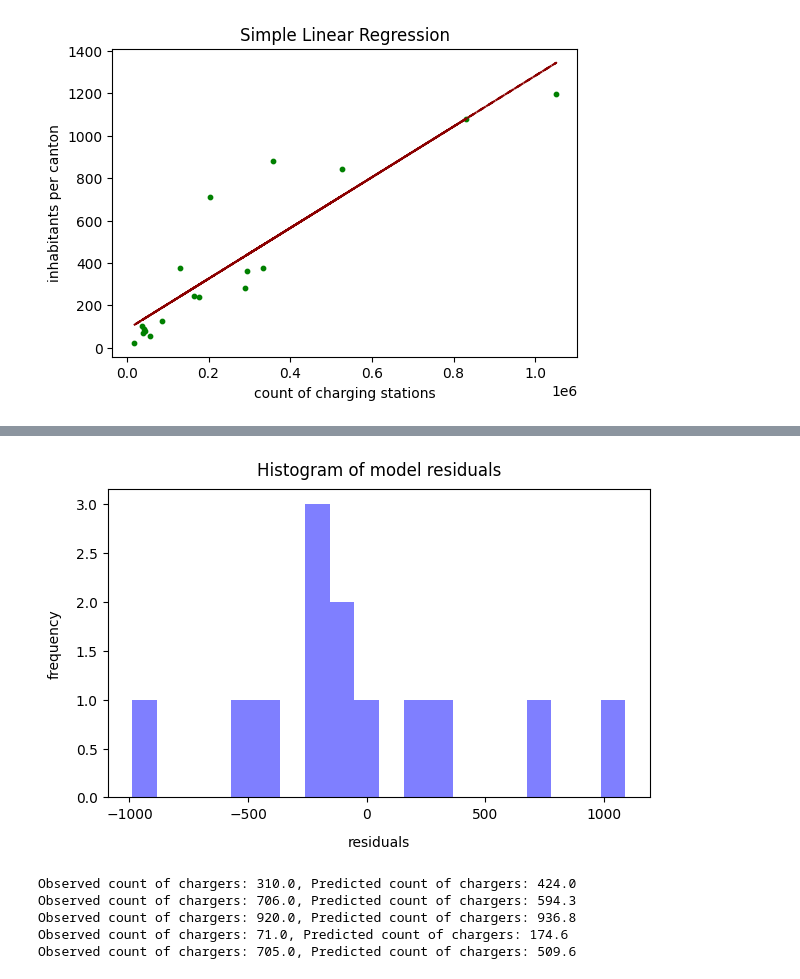
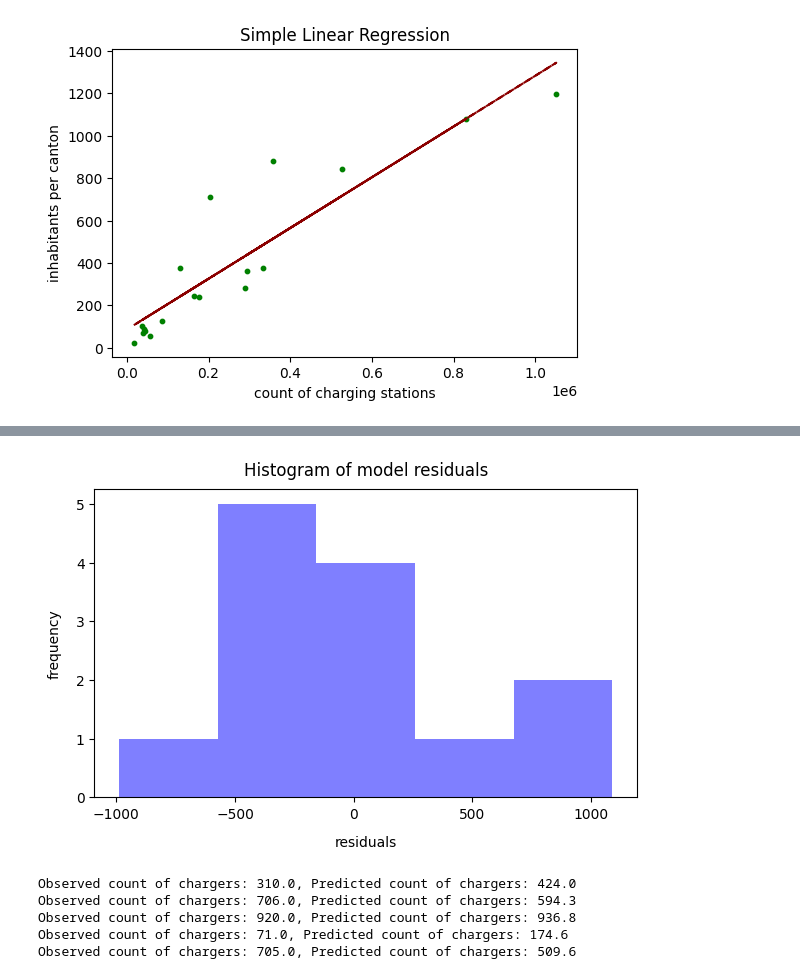
Before and after one commit to matissch/analytics_project, a Jupyter notebook: calculations_linear_regression.ipynb, the cells around one changed output, grey strips where cells are left out. Cells and saved outputs as stored; diff of their text form; code cells hidden in the pictures.

```diff
--- a/calculations_linear_regression.ipynb
+++ b/calculations_linear_regression.ipynb
@@ -357,21 +357,21 @@ dtype: float64
 # %%
 # Plot histogram of residuals
 fig = plt.figure( figsize=(7,4))
 n, bins, patches = plt.hist(x=residuals,
-                            bins=20,
+                            bins=5,
                             color='blue',
                             alpha=0.5
                    )
 
 # Set title and labels
 plt.xlabel('residuals', fontsize=10, labelpad=10)
 plt.ylabel('frequency', fontsize=10, labelpad=10)
 plt.title('Histogram of model residuals', fontsize=12, pad=10)
 
 # Show plot
 plt.show()
 # %% [output]
-[figure, old version]
+[figure, new version]
 # %%
 # Create model predictions for test data
 predicted = myfunc(X_test)
```
Also changed, not shown: parts of 1 cell of this notebook, 1 other file.
